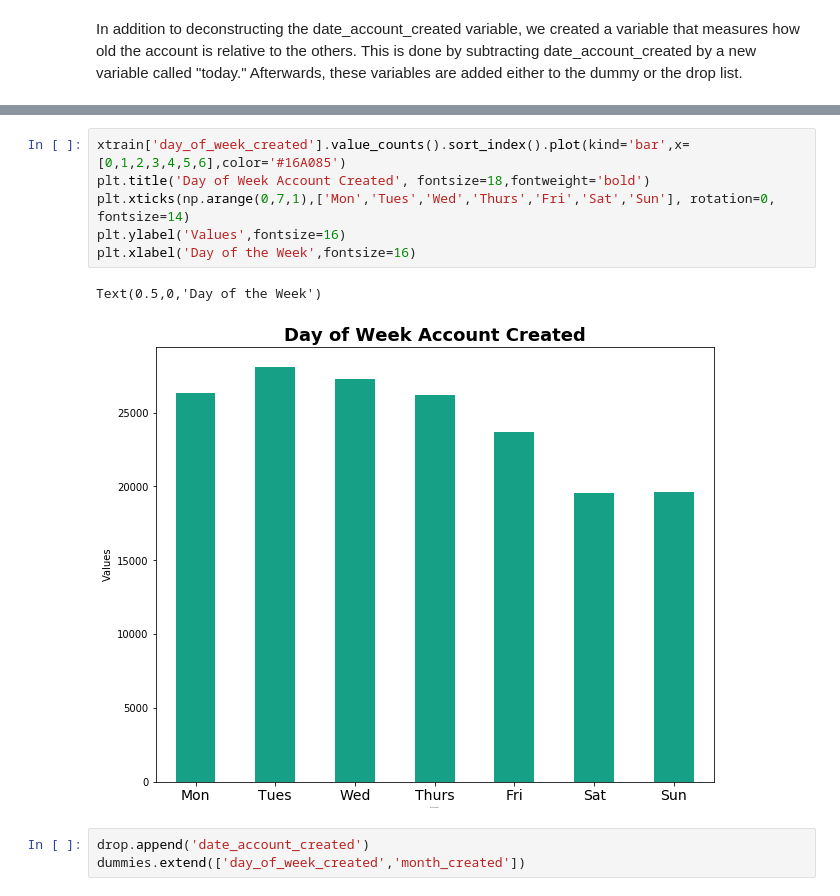
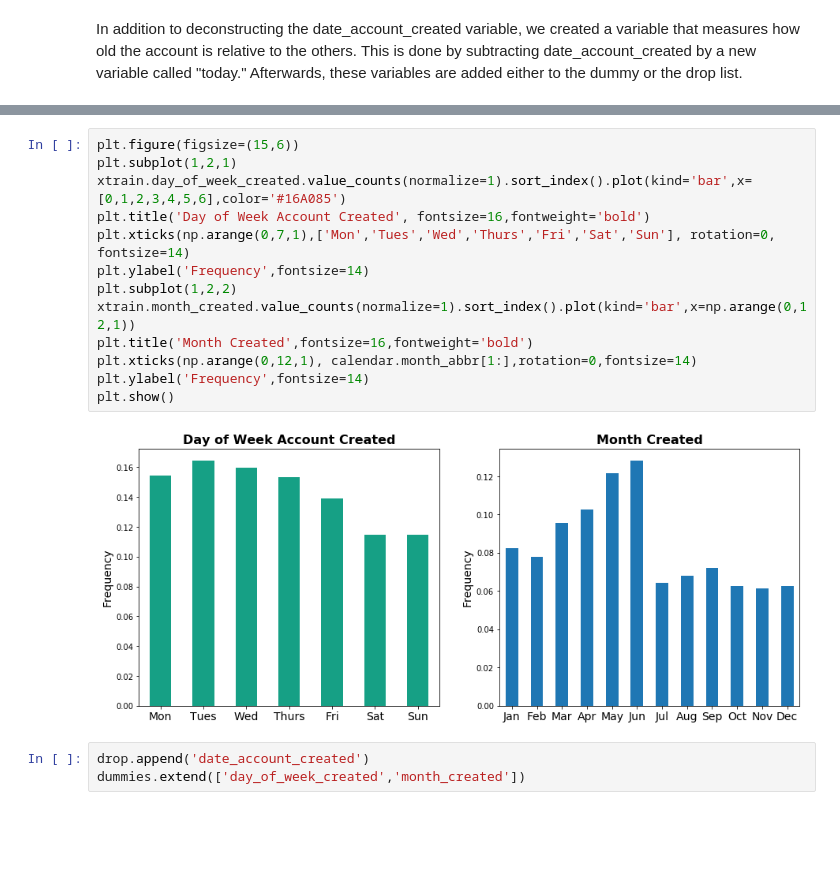
Before and after one commit to broad32/Project, a Jupyter notebook: Project.ipynb, the cells around one changed output, grey strips where cells are left out. Saved outputs shown, nothing was run; the diff lists cells and outputs as text; blank space fills up the shorter version.

Commit message:
add month plot

```diff
--- a/Project.ipynb
+++ b/Project.ipynb
@@ -163,12 +161,18 @@ array([0, 1, 2, 3, 4, 5, 6, 7])
 # %%
-xtrain['day_of_week_created'].value_counts().sort_index().plot(kind='bar',x=[0,1,2,3,4,5,6],color='#16A085')
-plt.title('Day of Week Account Created', fontsize=18,fontweight='bold')
+plt.figure(figsize=(15,6))
+plt.subplot(1,2,1)
+xtrain.day_of_week_created.value_counts(normalize=1).sort_index().plot(kind='bar',x=[0,1,2,3,4,5,6],color='#16A085')
+plt.title('Day of Week Account Created', fontsize=16,fontweight='bold')
 plt.xticks(np.arange(0,7,1),['Mon','Tues','Wed','Thurs','Fri','Sat','Sun'], rotation=0, fontsize=14)
-plt.ylabel('Values',fontsize=16)
-plt.xlabel('Day of the Week',fontsize=16)
+plt.ylabel('Frequency',fontsize=14)
+plt.subplot(1,2,2)
+xtrain.month_created.value_counts(normalize=1).sort_index().plot(kind='bar',x=np.arange(0,12,1))
+plt.title('Month Created',fontsize=16,fontweight='bold')
+plt.xticks(np.arange(0,12,1), calendar.month_abbr[1:],rotation=0,fontsize=14)
+plt.ylabel('Frequency',fontsize=14)
+plt.show()
 # %% [output]
-Text(0.5,0,'Day of the Week')
-[figure, old version]
+[figure, new version]
 # %%
 drop.append('date_account_created')
 dummies.extend(['day_of_week_created','month_created'])
```
Also changed, not shown: parts of 2 cells of this notebook.
